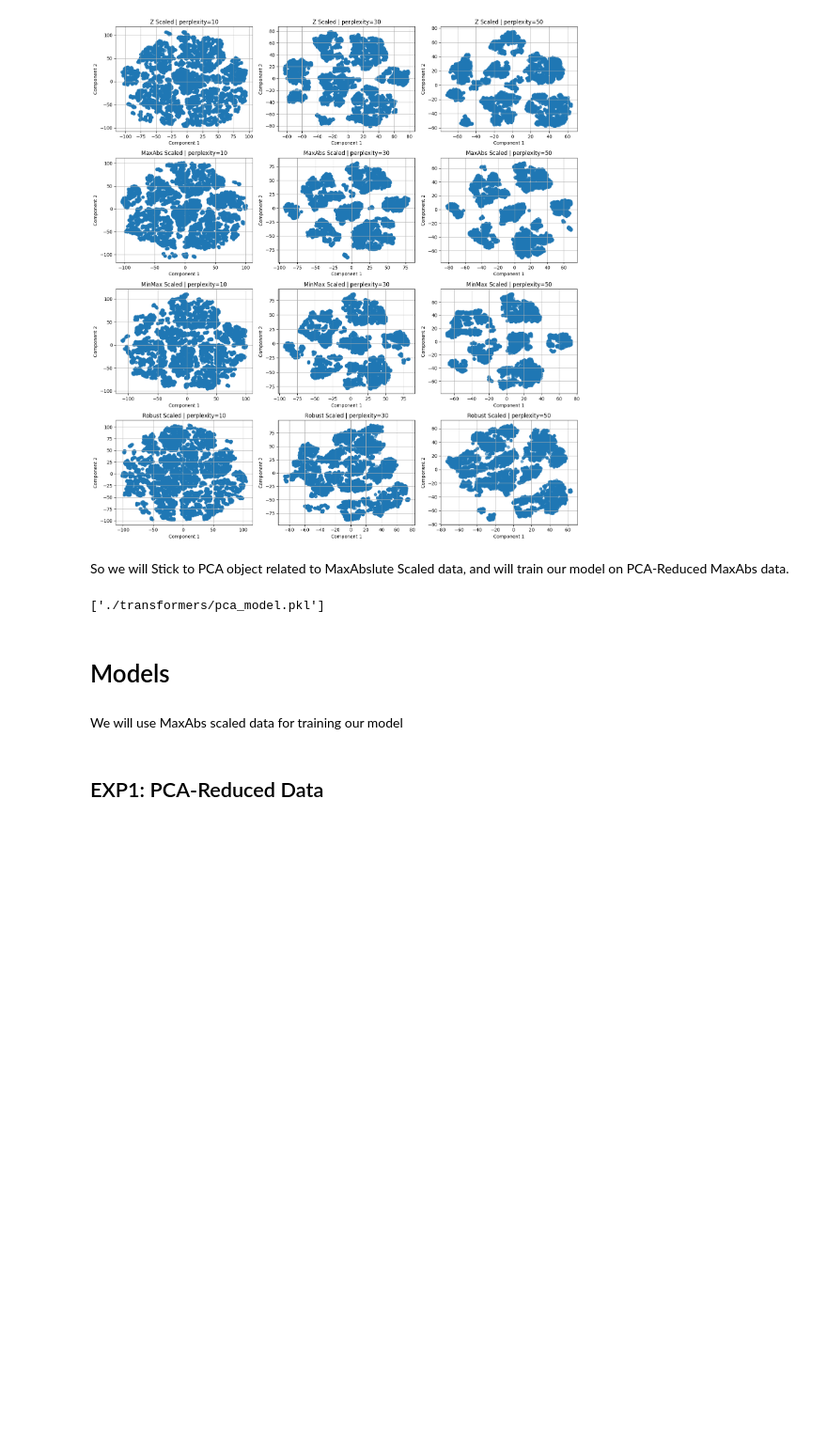
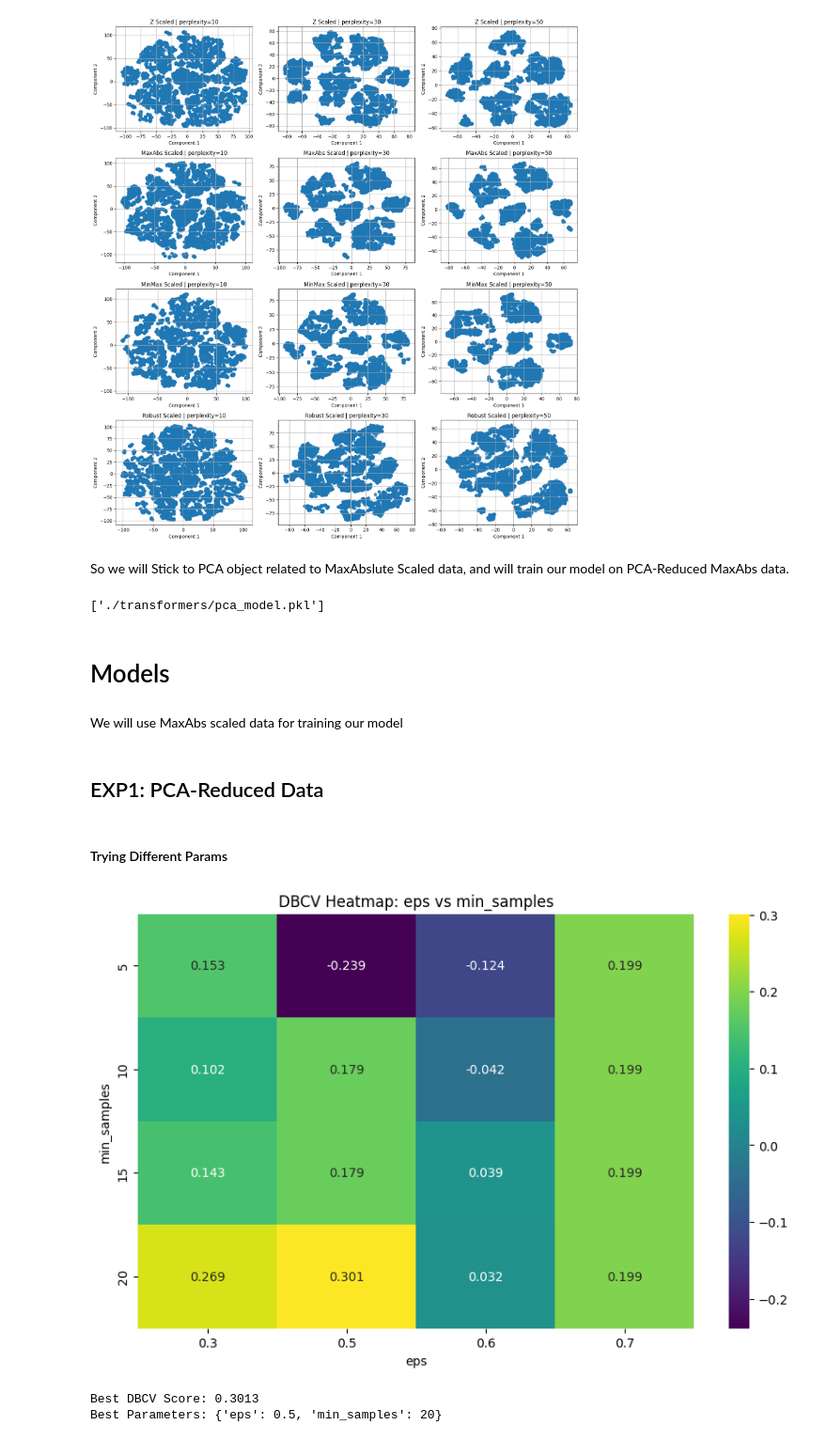
Before and after one commit to Aliha7ish/Credit_Card_Customers_Segmentation, a Jupyter notebook: Segmentation_Models.ipynb, the cells around one changed output. Shown at 94% size. Cells and saved outputs as stored; diff of their text form; code cells hidden in the pictures; blank space fills up the shorter version.

Commit message:
feat(clustering-evaluation): evaluating different clustering algorithms using dbcv technique

```diff
--- a/Segmentation_Models.ipynb
+++ b/Segmentation_Models.ipynb
@@ -223,3 +223,22 @@ mxabs_orig_data = df_maxabs_scaled.copy()
 # %%
 # we will extract the first 6 PC that captures 93% of information
 mxabs_dimred_data_filtered = mxabs_dimred_data[:, :6]
+# %% [markdown]
+#### Trying Different Params
+# %%
+param_grid_dbscan = {
+    "eps": [0.3, 0.5, 0.6, 0.7],
+    "min_samples": [5, 10, 15, 20]
+}
+
+best_params_db, best_score_db = dbcv_heatmap_best_params(
+    train_fit_dbscan_model,
+    param_grid_dbscan,
+    mxabs_dimred_data_filtered,
+    x_param_name="eps",
+    y_param_name="min_samples"
+)
+# %% [output]
+[figure, added]
+Best DBCV Score: 0.3013
+Best Parameters: {'eps': 0.5, 'min_samples': 20}
```
Also changed, not shown: parts of 15 cells of this notebook, 1 other file.
